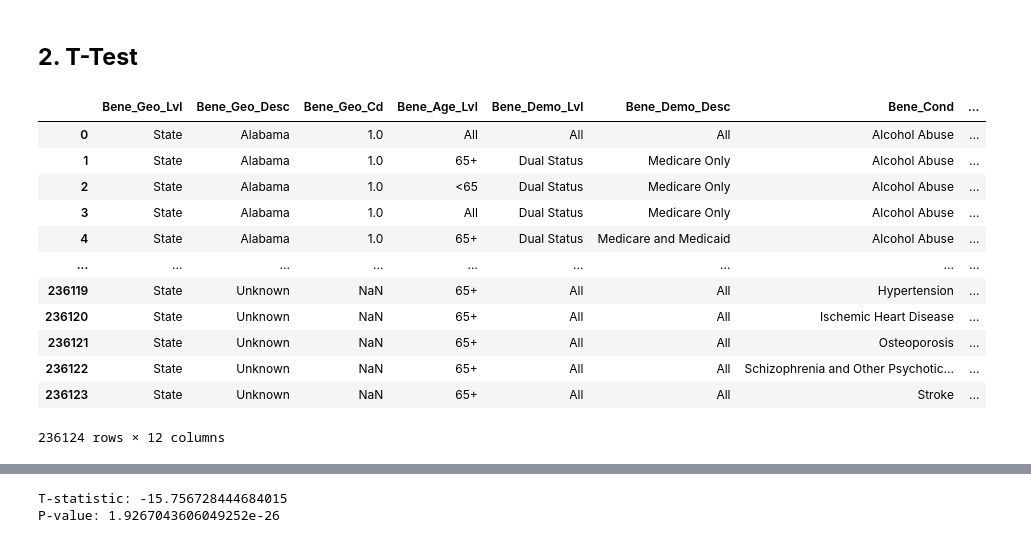
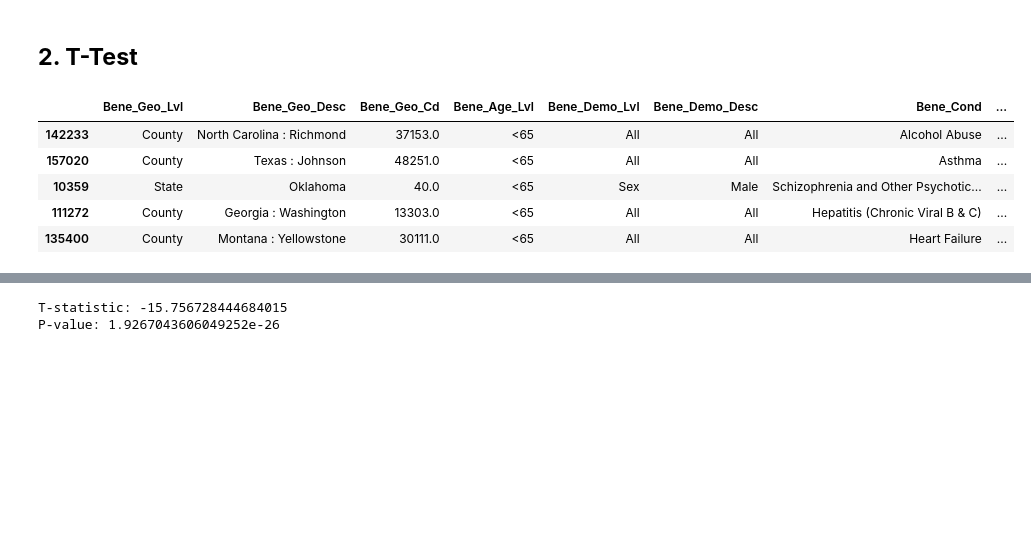
Before and after one commit to c-susan/datasci_5_statistics, a Jupyter notebook: python_statistics.ipynb, the cells around one changed output, grey strips where cells are left out. Drawn from its saved outputs; the diff is of its cells as text; code cells hidden in the pictures; blank space fills up the shorter version.

```diff
--- a/python_statistics.ipynb
+++ b/python_statistics.ipynb
@@ -80,21 +73,14 @@ Since the p-value of 0.389 is more than the significance level of 0.05, we do no
 ## **2. T-Test**
 # %%
 df2 = pd.read_csv('https://raw.githubusercontent.com/c-susan/datasci_5_statistics/main/datasets/Specific_Chronic_Conditions.csv')
-df2
+df2.sample(5)
 # %% [output]
 |  | Bene_Geo_Lvl | Bene_Geo_Desc | Bene_Geo_Cd | Bene_Age_Lvl | Bene_Demo_Lvl | Bene_Demo_Desc | Bene_Cond | ... |
-| 0 | State | Alabama | 1.0 | All | All | All | Alcohol Abuse | ... |
-| 1 | State | Alabama | 1.0 | 65+ | Dual Status | Medicare Only | Alcohol Abuse | ... |
-| 2 | State | Alabama | 1.0 | <65 | Dual Status | Medicare Only | Alcohol Abuse | ... |
-| 3 | State | Alabama | 1.0 | All | Dual Status | Medicare Only | Alcohol Abuse | ... |
-| 4 | State | Alabama | 1.0 | 65+ | Dual Status | Medicare and Medicaid | Alcohol Abuse | ... |
-| ... | ... | ... | ... | ... | ... | ... | ... | ... |
-| 236119 | State | Unknown | NaN | 65+ | All | All | Hypertension | ... |
-| 236120 | State | Unknown | NaN | 65+ | All | All | Ischemic Heart Disease | ... |
-| 236121 | State | Unknown | NaN | 65+ | All | All | Osteoporosis | ... |
-| 236122 | State | Unknown | NaN | 65+ | All | All | Schizophrenia and Other Psychotic... | ... |
-| 236123 | State | Unknown | NaN | 65+ | All | All | Stroke | ... |
+| 142233 | County | North Carolina : Richmond | 37153.0 | <65 | All | All | Alcohol Abuse | ... |
+| 157020 | County | Texas : Johnson | 48251.0 | <65 | All | All | Asthma | ... |
+| 10359 | State | Oklahoma | 40.0 | <65 | Sex | Male | Schizophrenia and Other Psychotic... | ... |
+| 111272 | County | Georgia : Washington | 13303.0 | <65 | All | All | Hepatitis (Chronic Viral B & C) | ... |
+| 135400 | County | Montana : Yellowstone | 30111.0 | <65 | All | All | Heart Failure | ... |
-236124 rows × 12 columns
 # %%
 ## Selecting rows where column 'Bene_Demo_Desc' is either Female or Male, 'Bene_Age_Lvl' is All, and 'Prvlnc' is not null.
 df2 = df2[(df2['Bene_Demo_Desc'].isin(['Female', 'Male'])) & (df2['Bene_Age_Lvl'] == 'All') & df2['Prvlnc'].notnull()]
```
Also changed, not shown: parts of 8 cells of this notebook.
